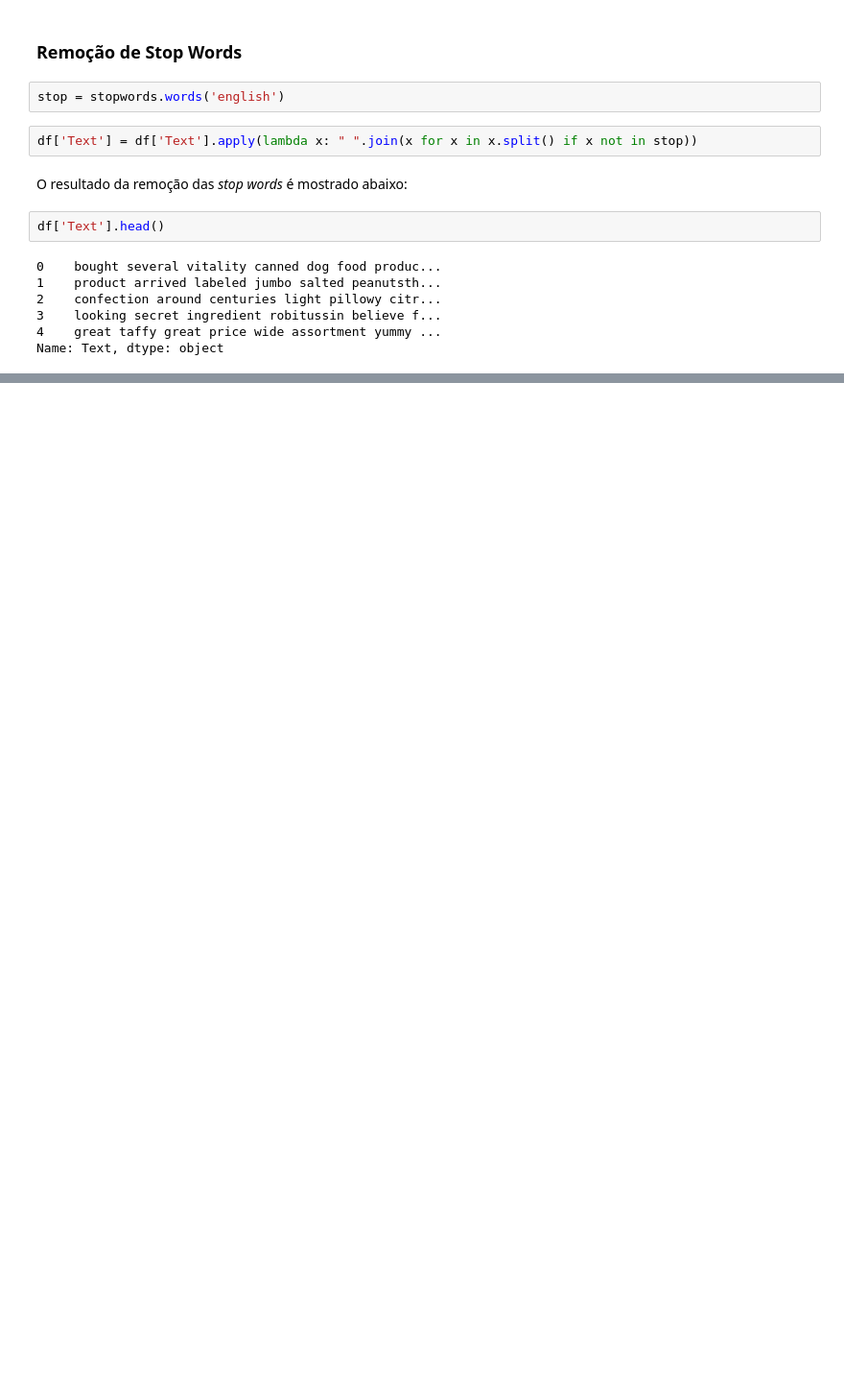
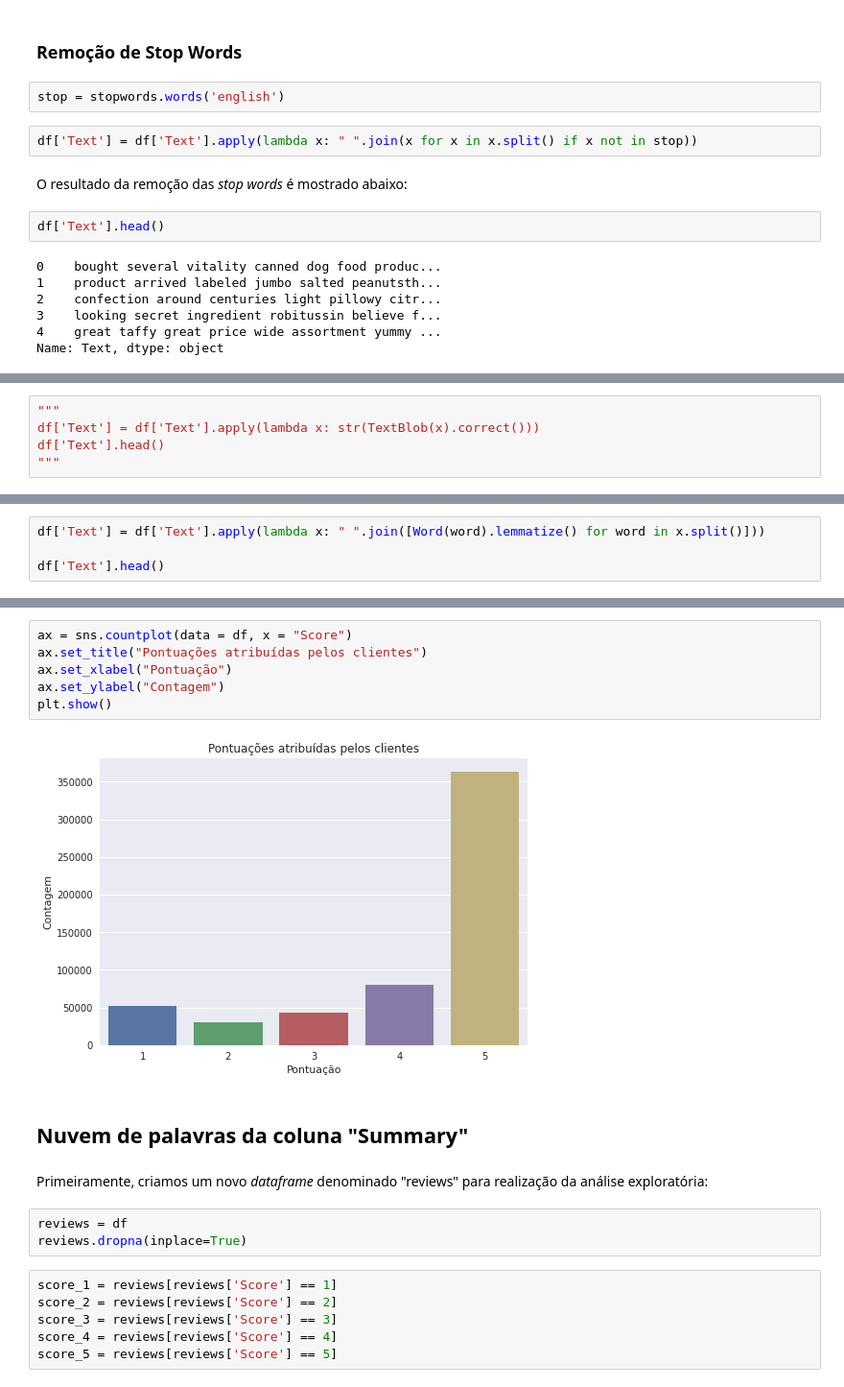
Before and after one commit to igoandrade/sentiment-analysis-projects, a Jupyter notebook: amazon-reviews-analysis/amazon-reviews-analysis.ipynb, the cells around one changed output, grey strips where cells are left out. Shown at 96% size. Saved outputs shown, nothing was run; the diff lists cells and outputs as text; blank space fills up the shorter version.

Commit message:
Análise de Sentimento de avaliações de comidas

```diff
--- a/amazon-reviews-analysis/amazon-reviews-analysis.ipynb
+++ b/amazon-reviews-analysis/amazon-reviews-analysis.ipynb
@@ -149,0 +168,5 @@ Name: Text, dtype: object
+# %%
+"""
+df['Text'] = df['Text'].apply(lambda x: str(TextBlob(x).correct()))
+df['Text'].head()
+"""
@@ -149,0 +177,4 @@ Name: Text, dtype: object
+# %%
+df['Text'] = df['Text'].apply(lambda x: " ".join([Word(word).lemmatize() for word in x.split()]))
+
+df['Text'].head()
@@ -151,0 +207,21 @@ df['Text' =]
+# %%
+ax = sns.countplot(data = df, x = "Score")
+ax.set_title("Pontuações atribuídas pelos clientes")
+ax.set_xlabel("Pontuação")
+ax.set_ylabel("Contagem")
+plt.show()
+# %% [output]
+[figure, added]
+# %% [markdown]
+## Nuvem de palavras da coluna "Summary"
+# %% [markdown]
+Primeiramente, criamos um novo _dataframe_ denominado "reviews" para realização da análise exploratória:
+# %%
+reviews = df
+reviews.dropna(inplace=True)
+# %%
+score_1 = reviews[reviews['Score'] == 1]
+score_2 = reviews[reviews['Score'] == 2]
+score_3 = reviews[reviews['Score'] == 3]
+score_4 = reviews[reviews['Score'] == 4]
+score_5 = reviews[reviews['Score'] == 5]
```
Also changed, not shown: parts of 23 cells of this notebook.
